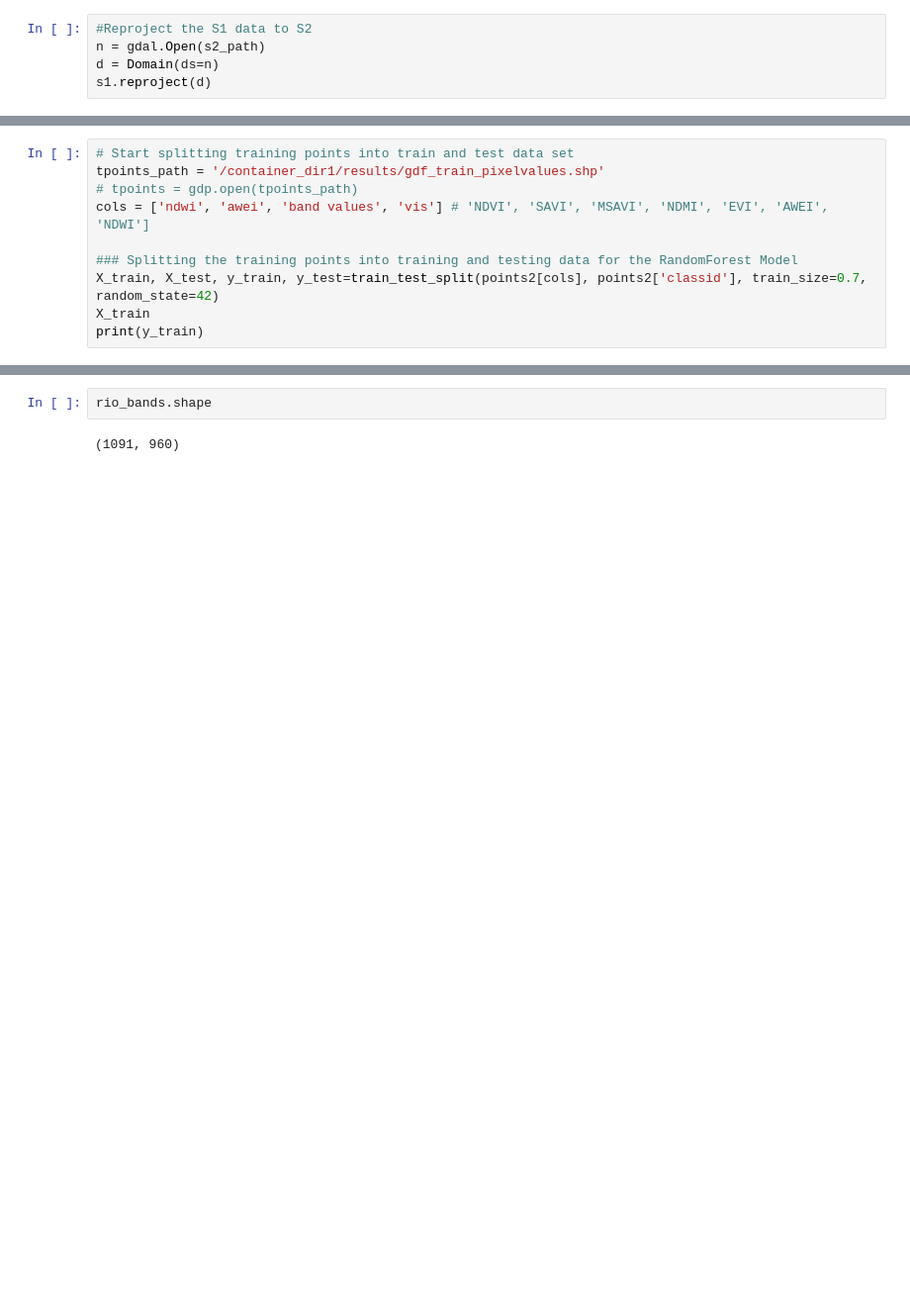
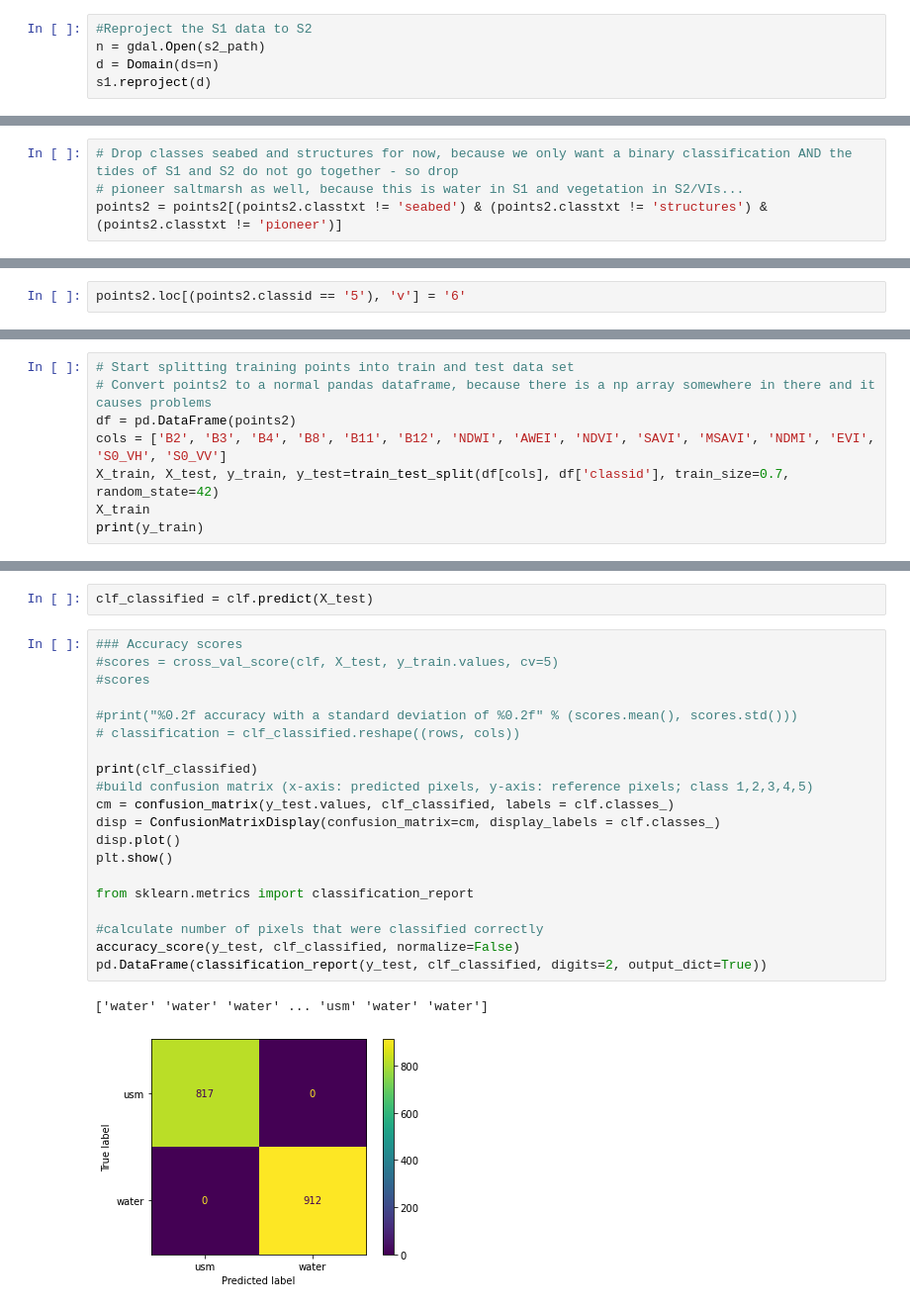
Before and after one commit to nansencenter/salt_marshes_de, a Jupyter notebook: combi.ipynb, the cells around one changed output, grey strips where cells are left out. Shown at 99% size. Saved outputs shown, nothing was run; the diff lists cells and outputs as text; blank space fills up the shorter version.

```diff
--- a/combi.ipynb
+++ b/combi.ipynb
@@ -164 +223,5 @@ Index(['classid', 'classtxt', 'geometry', 'ndwi', 'awei', 'band values',
       dtype='object')
+# %%
+# Drop classes seabed and structures for now, because we only want a binary classification AND the tides of S1 and S2 do not go together - so drop
+# pioneer saltmarsh as well, because this is water in S1 and vegetation in S2/VIs...
+points2 = points2[(points2.classtxt != 'seabed') & (points2.classtxt != 'structures') & (points2.classtxt != 'pioneer')]
@@ -164,0 +233,2 @@ Index(['classid', 'classtxt', 'geometry', 'ndwi', 'awei', 'band values',
+# %%
+points2.loc[(points2.classid == '5'), 'v'] = '6'
@@ -165,11 +241,9 @@ Index(['classid', 'classtxt', 'geometry', 'ndwi', 'awei', 'band values',
 # %%
 # Start splitting training points into train and test data set
-tpoints_path = '/container_dir1/results/gdf_train_pixelvalues.shp'
-# tpoints = gdp.open(tpoints_path)
-cols = ['ndwi', 'awei', 'band values', 'vis'] # 'NDVI', 'SAVI', 'MSAVI', 'NDMI', 'EVI', 'AWEI', 'NDWI']
-
-### Splitting the training points into training and testing data for the RandomForest Model
-X_train, X_test, y_train, y_test=train_test_split(points2[cols], points2['classid'], train_size=0.7, random_state=42)
+# Convert points2 to a normal pandas dataframe, because there is a np array somewhere in there and it causes problems
+df = pd.DataFrame(points2)
+cols = ['B2', 'B3', 'B4', 'B8', 'B11', 'B12', 'NDWI', 'AWEI', 'NDVI', 'SAVI', 'MSAVI', 'NDMI', 'EVI', 'S0_VH', 'S0_VV']
+X_train, X_test, y_train, y_test=train_test_split(df[cols], df['classid'], train_size=0.7, random_state=42)
 X_train
 print(y_train)
 # %% [output]
@@ -206,4 +268,25 @@ ValueError: setting an array element with a sequence.
-# %%
-rio_bands.shape
-# %% [output]
-(1091, 960)
+# %%
+clf_classified = clf.predict(X_test)
+# %%
+### Accuracy scores
+#scores = cross_val_score(clf, X_test, y_train.values, cv=5)
+#scores
+
+#print("%0.2f accuracy with a standard deviation of %0.2f" % (scores.mean(), scores.std()))
+# classification = clf_classified.reshape((rows, cols))
+
+print(clf_classified)
+#build confusion matrix (x-axis: predicted pixels, y-axis: reference pixels; class 1,2,3,4,5)
+cm = confusion_matrix(y_test.values, clf_classified, labels = clf.classes_)
+disp = ConfusionMatrixDisplay(confusion_matrix=cm, display_labels = clf.classes_)
+disp.plot()
+plt.show()
+
+from sklearn.metrics import classification_report
+
+#calculate number of pixels that were classified correctly
+accuracy_score(y_test, clf_classified, normalize=False)
+pd.DataFrame(classification_report(y_test, clf_classified, digits=2, output_dict=True))
+# %% [output]
+['water' 'water' 'water' ... 'usm' 'water' 'water']
+[figure, added]
```
Also changed, not shown: parts of 39 cells of this notebook, 3 other files.
